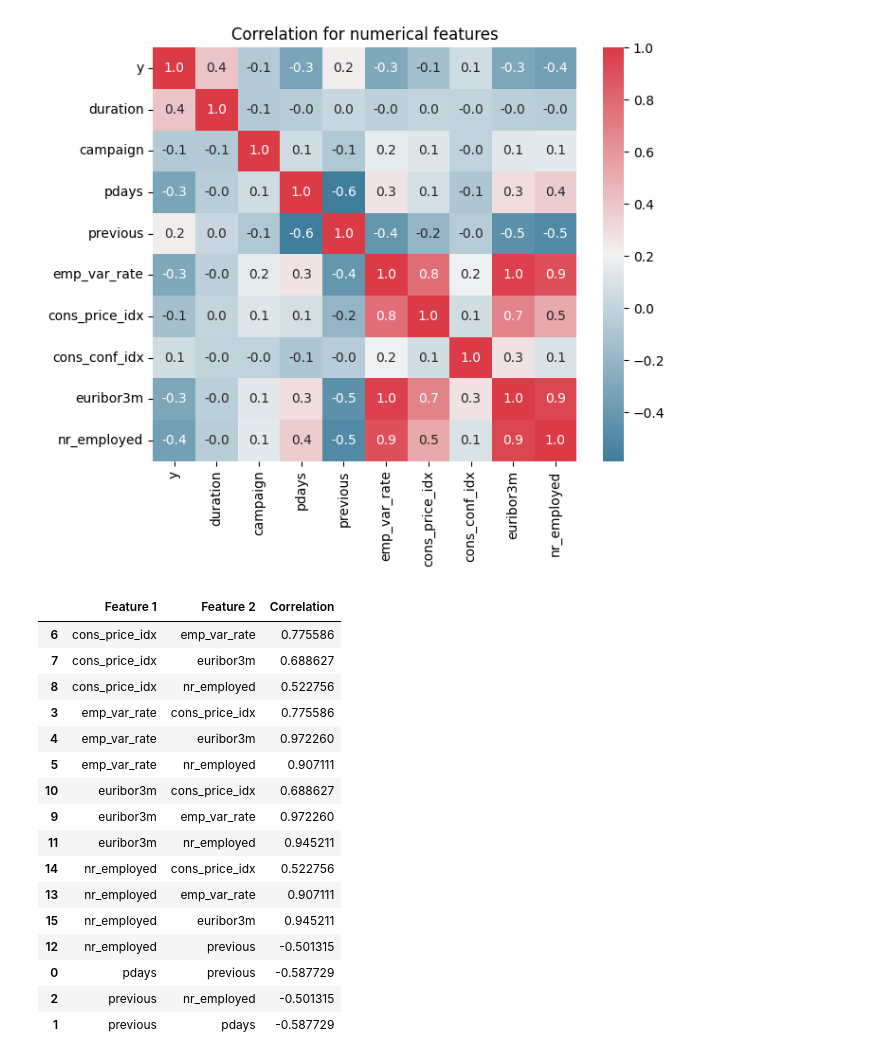
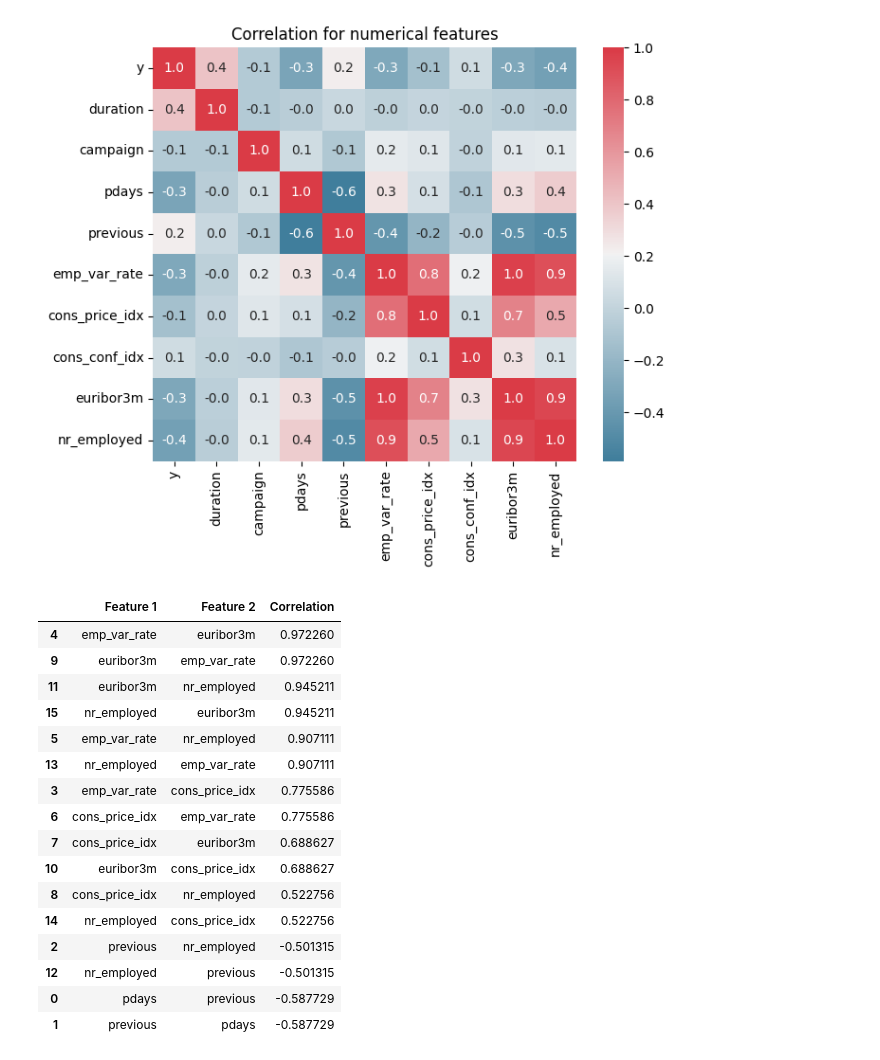
Before and after one commit to scardenasc22/STDS-at3, a Jupyter notebook: classification_model.ipynb, the cells around one changed output. Cells and saved outputs as stored; diff of their text form; code cells hidden in the pictures.

```diff
--- a/classification_model.ipynb
+++ b/classification_model.ipynb
@@ -204,26 +204,26 @@ plt.tight_layout()
 # %%
 correlations = data[cols_to_plot].corr()
 filtered_corr = correlations[abs(correlations) > 0.50]
 filtered_corr = filtered_corr.where(~np.eye(filtered_corr.shape[0], dtype=bool))
 filtered_corr_pairs = filtered_corr.stack().reset_index()
 filtered_corr_pairs.columns = ['Feature 1', 'Feature 2', 'Correlation']
-filtered_corr_pairs.sort_values(by = ['Feature 1', 'Feature 2', 'Correlation'], ascending = True, inplace=True)
+filtered_corr_pairs.sort_values(by = 'Correlation', ascending = False, inplace=True)
 filtered_corr_pairs
 # %% [output]
 |  | Feature 1 | Feature 2 | Correlation |
+| 4 | emp_var_rate | euribor3m | 0.972260 |
+| 9 | euribor3m | emp_var_rate | 0.972260 |
+| 11 | euribor3m | nr_employed | 0.945211 |
+| 15 | nr_employed | euribor3m | 0.945211 |
+| 5 | emp_var_rate | nr_employed | 0.907111 |
+| 13 | nr_employed | emp_var_rate | 0.907111 |
+| 3 | emp_var_rate | cons_price_idx | 0.775586 |
 | 6 | cons_price_idx | emp_var_rate | 0.775586 |
 | 7 | cons_price_idx | euribor3m | 0.688627 |
+| 10 | euribor3m | cons_price_idx | 0.688627 |
 | 8 | cons_price_idx | nr_employed | 0.522756 |
-| 3 | emp_var_rate | cons_price_idx | 0.775586 |
-| 4 | emp_var_rate | euribor3m | 0.972260 |
-| 5 | emp_var_rate | nr_employed | 0.907111 |
-| 10 | euribor3m | cons_price_idx | 0.688627 |
-| 9 | euribor3m | emp_var_rate | 0.972260 |
-| 11 | euribor3m | nr_employed | 0.945211 |
 | 14 | nr_employed | cons_price_idx | 0.522756 |
-| 13 | nr_employed | emp_var_rate | 0.907111 |
-| 15 | nr_employed | euribor3m | 0.945211 |
+| 2 | previous | nr_employed | -0.501315 |
 | 12 | nr_employed | previous | -0.501315 |
 | 0 | pdays | previous | -0.587729 |
-| 2 | previous | nr_employed | -0.501315 |
 | 1 | previous | pdays | -0.587729 |
```
Also changed, not shown: 2 other files.
